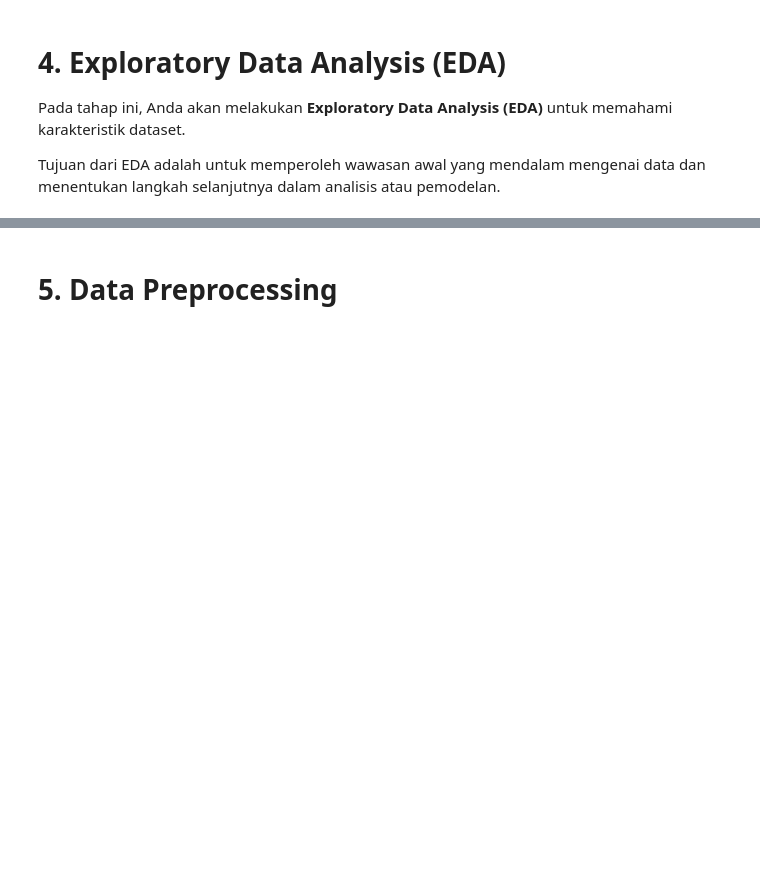
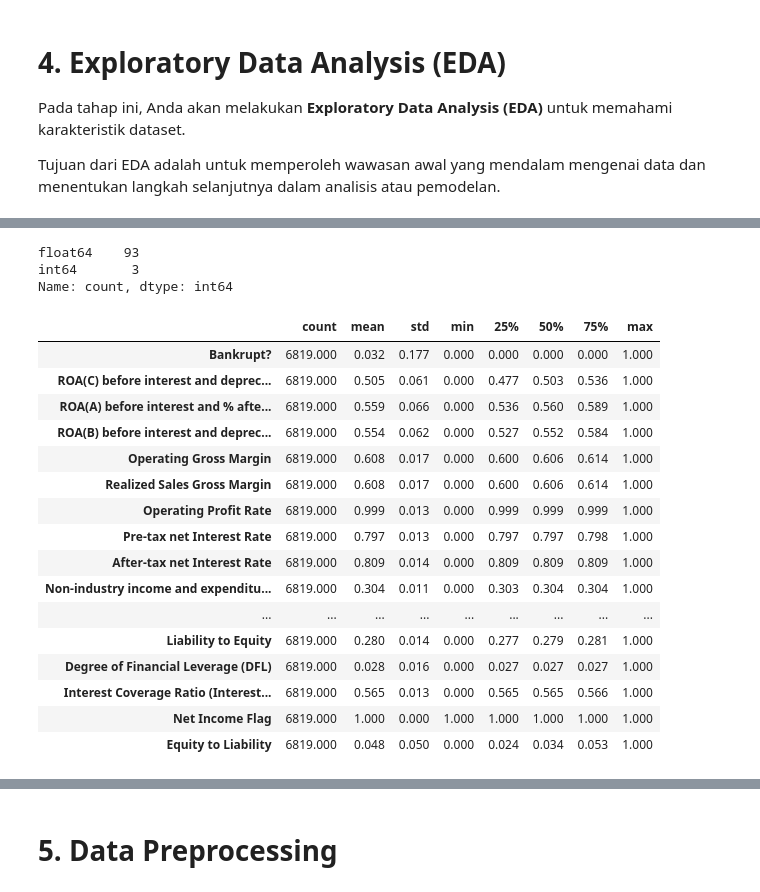
Before and after one commit to NauvalGymnasti/bankruptcy-analysis-system, a Jupyter notebook: Eksperimen_MSML.ipynb, the cells around one changed output, grey strips where cells are left out. Cells and saved outputs as stored; diff of their text form; code cells hidden in the pictures; blank space fills up the shorter version.

```diff
--- a/Eksperimen_MSML.ipynb
+++ b/Eksperimen_MSML.ipynb
@@ -104,0 +143,27 @@ Tujuan dari EDA adalah untuk memperoleh wawasan awal yang mendalam mengenai data
+# %%
+df.dtypes.value_counts()
+# %% [output]
+float64    93
+int64       3
+Name: count, dtype: int64
+# %%
+# Ringkasan statistik numerik
+df.describe().T.style.background_gradient(cmap='Blues').format(precision=3)
+# %% [output]
+|  | count | mean | std | min | 25% | 50% | 75% | max |
+| Bankrupt? | 6819.000 | 0.032 | 0.177 | 0.000 | 0.000 | 0.000 | 0.000 | 1.000 |
+| ROA(C) before interest and deprec... | 6819.000 | 0.505 | 0.061 | 0.000 | 0.477 | 0.503 | 0.536 | 1.000 |
+| ROA(A) before interest and % afte... | 6819.000 | 0.559 | 0.066 | 0.000 | 0.536 | 0.560 | 0.589 | 1.000 |
+| ROA(B) before interest and deprec... | 6819.000 | 0.554 | 0.062 | 0.000 | 0.527 | 0.552 | 0.584 | 1.000 |
+| Operating Gross Margin | 6819.000 | 0.608 | 0.017 | 0.000 | 0.600 | 0.606 | 0.614 | 1.000 |
+| Realized Sales Gross Margin | 6819.000 | 0.608 | 0.017 | 0.000 | 0.600 | 0.606 | 0.614 | 1.000 |
+| Operating Profit Rate | 6819.000 | 0.999 | 0.013 | 0.000 | 0.999 | 0.999 | 0.999 | 1.000 |
+| Pre-tax net Interest Rate | 6819.000 | 0.797 | 0.013 | 0.000 | 0.797 | 0.797 | 0.798 | 1.000 |
+| After-tax net Interest Rate | 6819.000 | 0.809 | 0.014 | 0.000 | 0.809 | 0.809 | 0.809 | 1.000 |
+| Non-industry income and expenditu... | 6819.000 | 0.304 | 0.011 | 0.000 | 0.303 | 0.304 | 0.304 | 1.000 |
+| ... | ... | ... | ... | ... | ... | ... | ... | ... |
+| Liability to Equity | 6819.000 | 0.280 | 0.014 | 0.000 | 0.277 | 0.279 | 0.281 | 1.000 |
+| Degree of Financial Leverage (DFL) | 6819.000 | 0.028 | 0.016 | 0.000 | 0.027 | 0.027 | 0.027 | 1.000 |
+| Interest Coverage Ratio (Interest... | 6819.000 | 0.565 | 0.013 | 0.000 | 0.565 | 0.565 | 0.566 | 1.000 |
+| Net Income Flag | 6819.000 | 1.000 | 0.000 | 1.000 | 1.000 | 1.000 | 1.000 | 1.000 |
+| Equity to Liability | 6819.000 | 0.048 | 0.050 | 0.000 | 0.024 | 0.034 | 0.053 | 1.000 |
```
Also changed, not shown: parts of 8 cells of this notebook.
